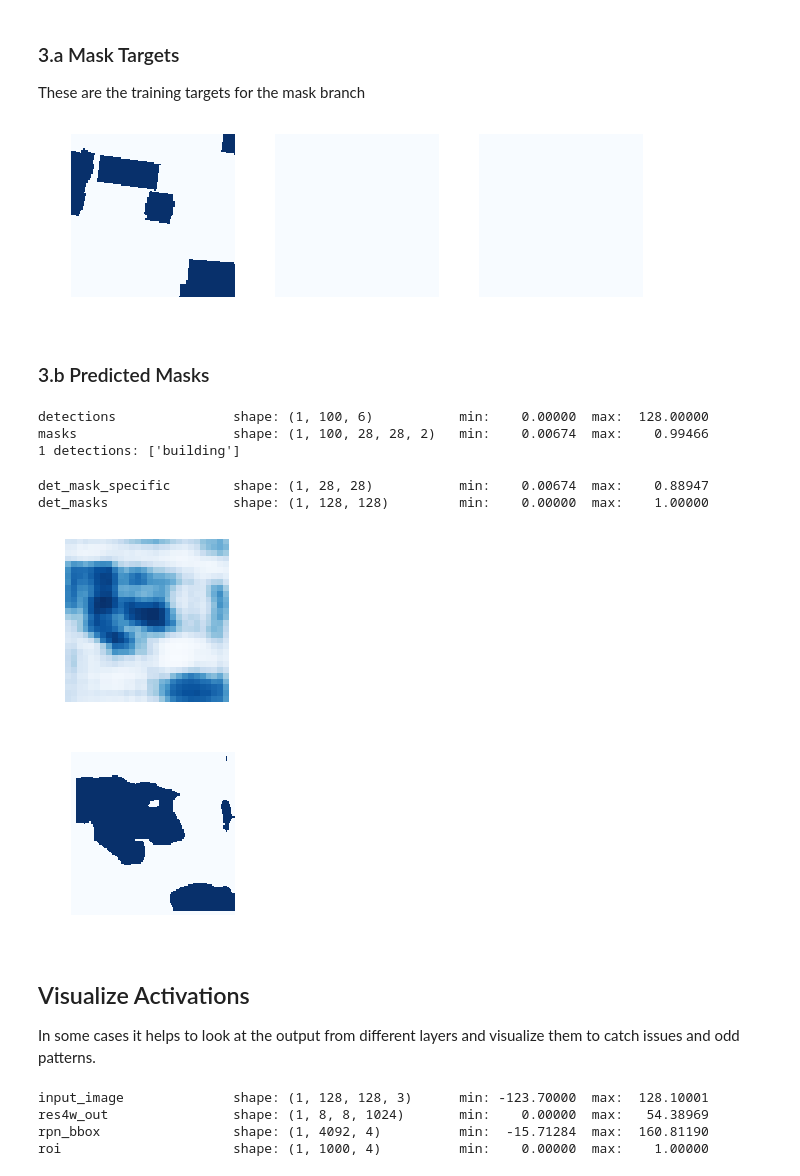
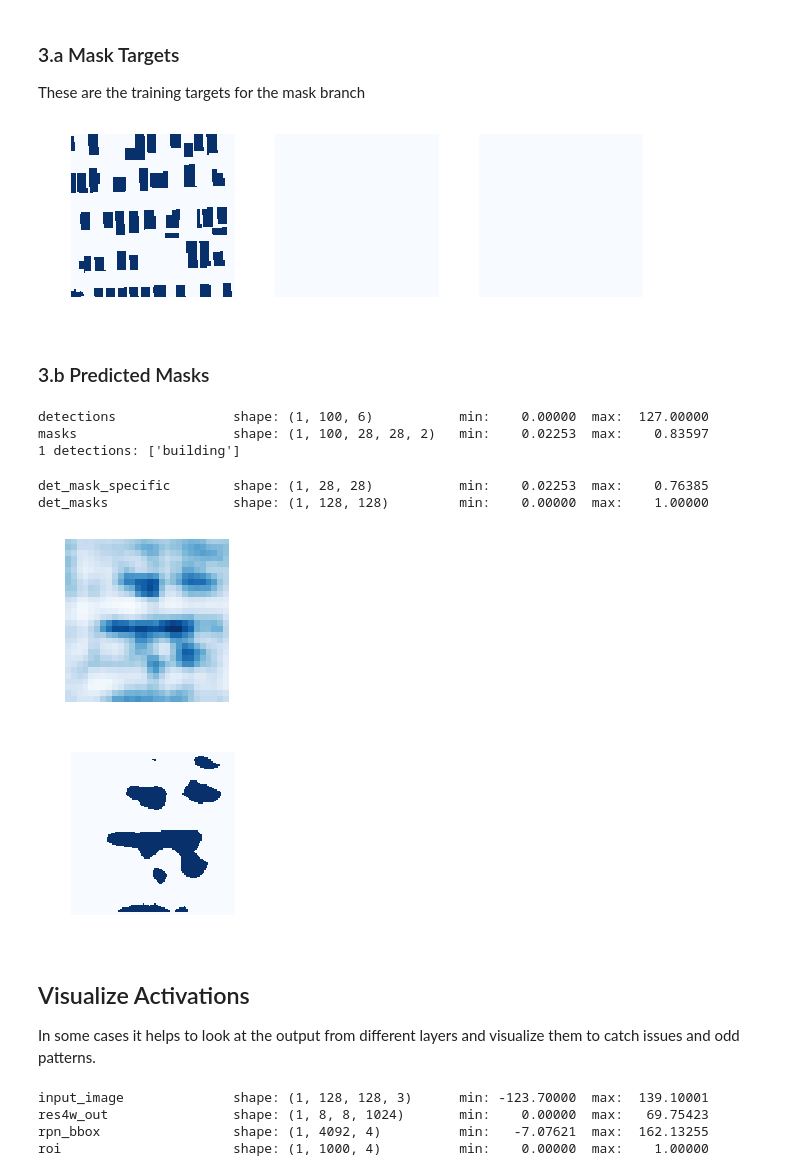
Before and after one commit to mnboos/osm-instance-segmentation, a Jupyter notebook: inspect_model.ipynb, the cells around one changed output. Saved outputs shown, nothing was run; the diff lists cells and outputs as text; code cells hidden in the pictures.

```diff
--- a/inspect_model.ipynb
+++ b/inspect_model.ipynb
@@ -32,4 +32,4 @@ MODEL_DIR = os.path.join(ROOT_DIR, "logs")
 COCO_MODEL_PATH = os.path.join(ROOT_DIR, "mask_rcnn", "mask_rcnn_coco.h5")
 
 # Path to Shapes trained weights
-WEIGHTS_PATH = os.path.join(ROOT_DIR, "model", "weights.h5")
+WEIGHTS_PATH = os.path.join(ROOT_DIR, "model", "stage3.h5")
@@ -97,7 +95,7 @@ def get_ax(rows=1, cols=1, size=16):
 # %%
 from core.mask_rcnn_config import OsmMappingDataset
 
-TRAINING_DATA_DIR = r"C:\Temp\images\training\split_small"
+TRAINING_DATA_DIR = r"C:\Temp\images\training\split"
 
 images = list(filter(lambda f: f.endswith(".tiff"), os.listdir(TRAINING_DATA_DIR)))
 
@@ -525,7 +524,7 @@ These are the training targets for the mask branch
 # %%
 display_images(np.transpose(gt_mask, [2, 0, 1]), cmap="Blues")
 # %% [output]
-[figure, old version]
+[figure, new version]
 # %% [markdown]
 ### 3.b Predicted Masks
 # %%
@@ -543,8 +542,8 @@ det_class_ids = det_class_ids[:det_count]
 print("{} detections: {}".format(
     det_count, np.array(dataset.class_names)[det_class_ids]))
 # %% [output]
-detections               shape: (1, 100, 6)           min:    0.00000  max:  128.00000
-masks                    shape: (1, 100, 28, 28, 2)   min:    0.00674  max:    0.99466
+detections               shape: (1, 100, 6)           min:    0.00000  max:  127.00000
+masks                    shape: (1, 100, 28, 28, 2)   min:    0.02253  max:    0.83597
 1 detections: ['building']
 # %%
 # Masks
@@ -556,16 +555,16 @@ det_masks = np.array([utils.unmold_mask(m, det_boxes[i], image.shape)
 log("det_mask_specific", det_mask_specific)
 log("det_masks", det_masks)
 # %% [output]
-det_mask_specific        shape: (1, 28, 28)           min:    0.00674  max:    0.88947
+det_mask_specific        shape: (1, 28, 28)           min:    0.02253  max:    0.76385
 det_masks                shape: (1, 128, 128)         min:    0.00000  max:    1.00000
 # %%
-display_images(det_mask_specific[:4] * 255, cmap="Blues", interpolation="none")
+display_images(det_mask_specific[:1] * 255, cmap="Blues", interpolation="none")
 # %% [output]
-[figure, old version]
+[figure, new version]
 # %%
-display_images(det_masks[:4] * 255, cmap="Blues", interpolation="none")
+display_images(det_masks[:1] * 255, cmap="Blues", interpolation="none")
 # %% [output]
-[figure, old version]
+[figure, new version]
 # %% [markdown]
 ## Visualize Activations
 
@@ -579,9 +578,9 @@ activations = model.run_graph([image], [
     ("roi",                model.keras_model.get_layer("ROI").output),
 ])
 # %% [output]
-input_image              shape: (1, 128, 128, 3)      min: -123.70000  max:  128.10001
-res4w_out                shape: (1, 8, 8, 1024)       min:    0.00000  max:   54.38969
-rpn_bbox                 shape: (1, 4092, 4)          min:  -15.71284  max:  160.81190
+input_image              shape: (1, 128, 128, 3)      min: -123.70000  max:  139.10001
+res4w_out                shape: (1, 8, 8, 1024)       min:    0.00000  max:   69.75423
+rpn_bbox                 shape: (1, 4092, 4)          min:   -7.07621  max:  162.13255
 roi                      shape: (1, 1000, 4)          min:    0.00000  max:    1.00000
 # %%
 # Input image (normalized)
```
Also changed, not shown: parts of 25 cells of this notebook, 13 other files.
